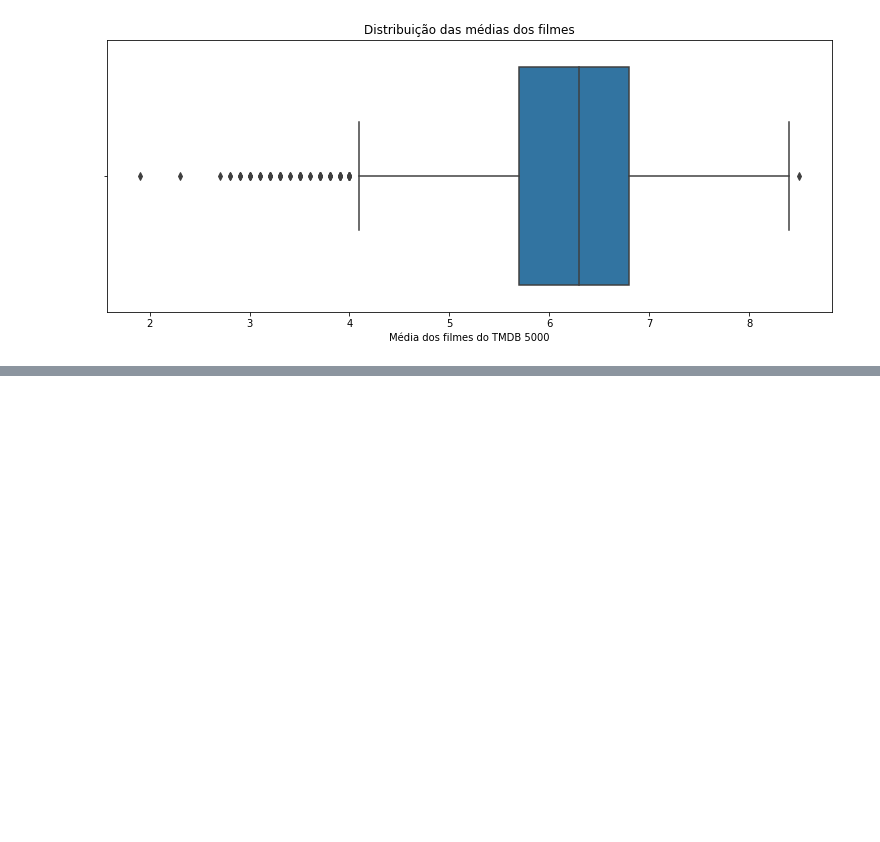
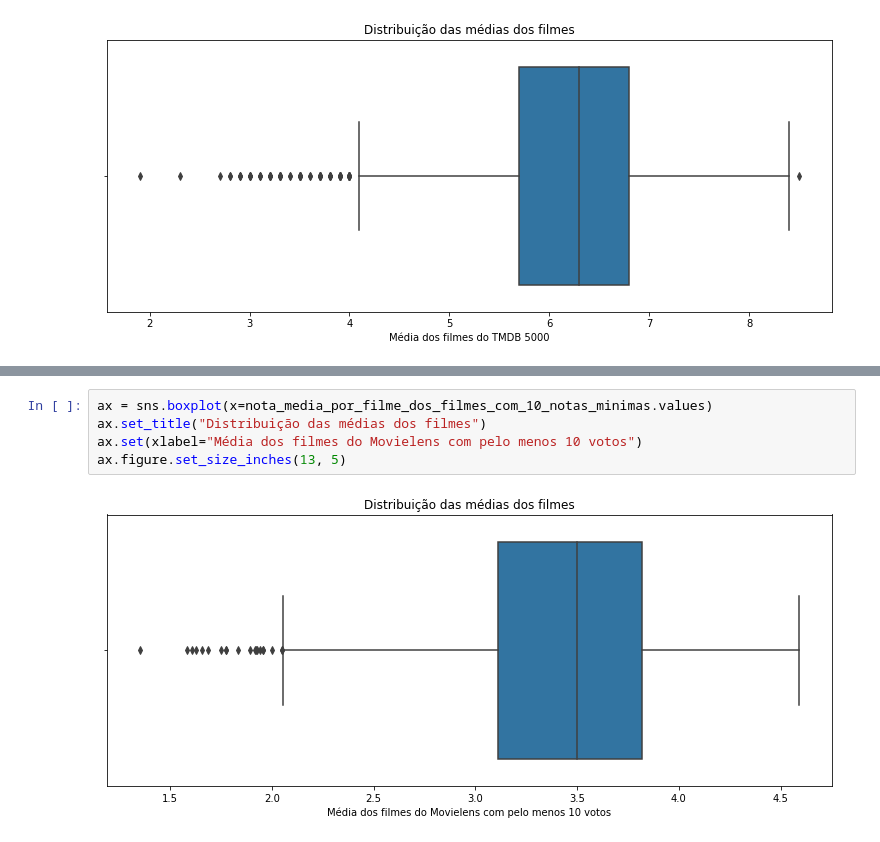
Before and after one commit to barbosawilliam/Learning_Python, a Jupyter notebook: Estatística com Python/Testes Estatísticos/analise_filmes.ipynb, the cells around one changed output, grey strips where cells are left out. Drawn from its saved outputs; the diff is of its cells as text; blank space fills up the shorter version.

```diff
--- a/Estatística com Python/Testes Estatísticos/analise_filmes.ipynb
+++ b/Estatística com Python/Testes Estatísticos/analise_filmes.ipynb
@@ -135,0 +235,7 @@ ax.figure.set_size_inches(13, 5)
+# %%
+ax = sns.boxplot(x=nota_media_por_filme_dos_filmes_com_10_notas_minimas.values)
+ax.set_title("Distribuição das médias dos filmes")
+ax.set(xlabel="Média dos filmes do Movielens com pelo menos 10 votos")
+ax.figure.set_size_inches(13, 5)
+# %% [output]
+[figure, added]
```
Also changed, not shown: parts of 44 cells of this notebook.
